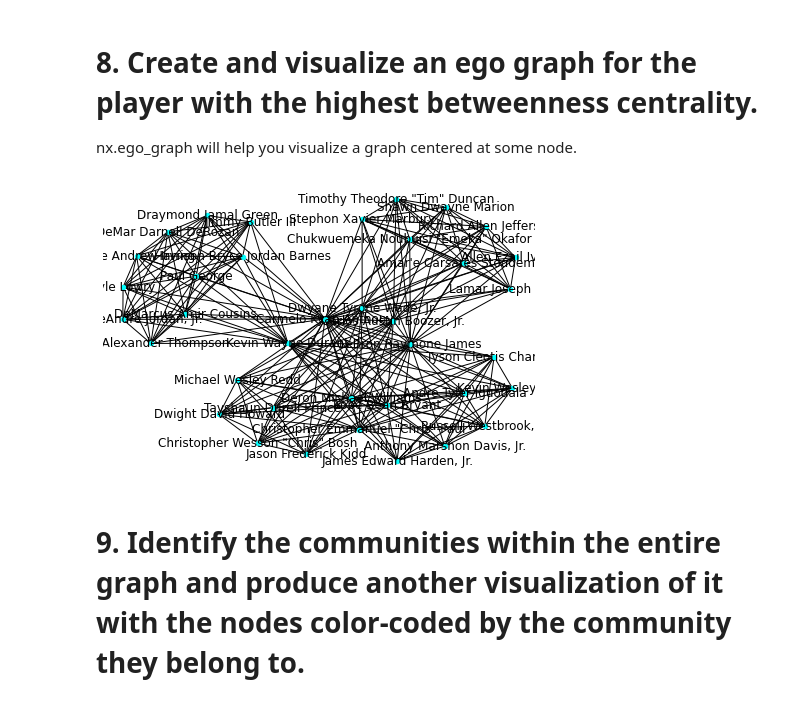
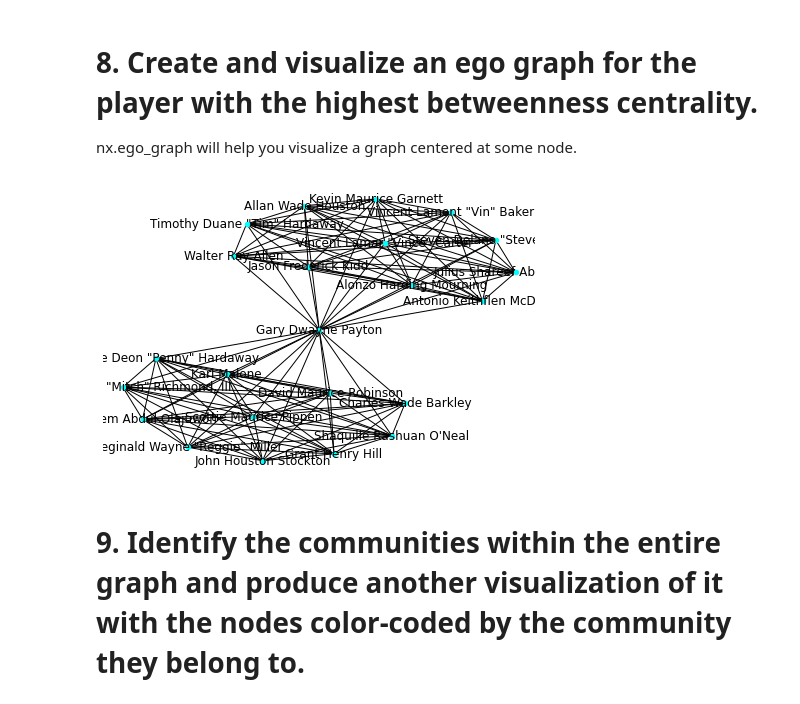
Before and after one commit to juliamoraiss/Ironhack, a Jupyter notebook: Labs/Week 7/4. Complex-Networks/your-code/lab-complex-networks.ipynb, the cells around one changed output. Cells and saved outputs as stored; diff of their text form; code cells hidden in the pictures.

```diff
--- a/Labs/Week 7/4. Complex-Networks/your-code/lab-complex-networks.ipynb
+++ b/Labs/Week 7/4. Complex-Networks/your-code/lab-complex-networks.ipynb
@@ -148,8 +139,9 @@ nx.draw_kamada_kawai(G, node_size=20, node_color='cyan')
 
 nx.ego_graph will help you visualize a graph centered at some node.
 # %%
+ego = nx.ego_graph(G, 'Gary Dwayne Payton', radius=1)
 nx.draw_kamada_kawai(ego, node_size=20, node_color='cyan', with_labels=True)
 # %% [output]
-[figure, old version]
+[figure, new version]
 # %% [markdown]
 # 9. Identify the communities within the entire graph and produce another visualization of it with the nodes color-coded by the community they belong to.
```
Also changed, not shown: parts of 10 cells of this notebook, 1 other file.
